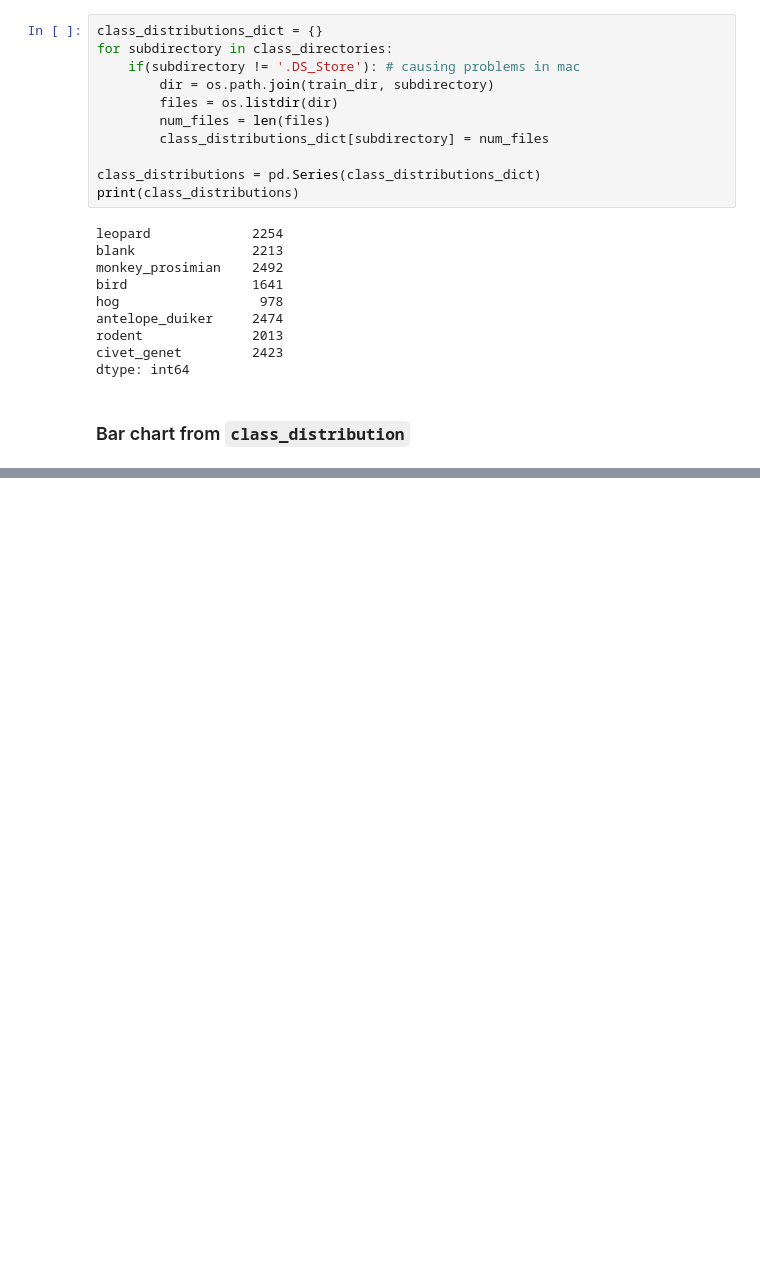
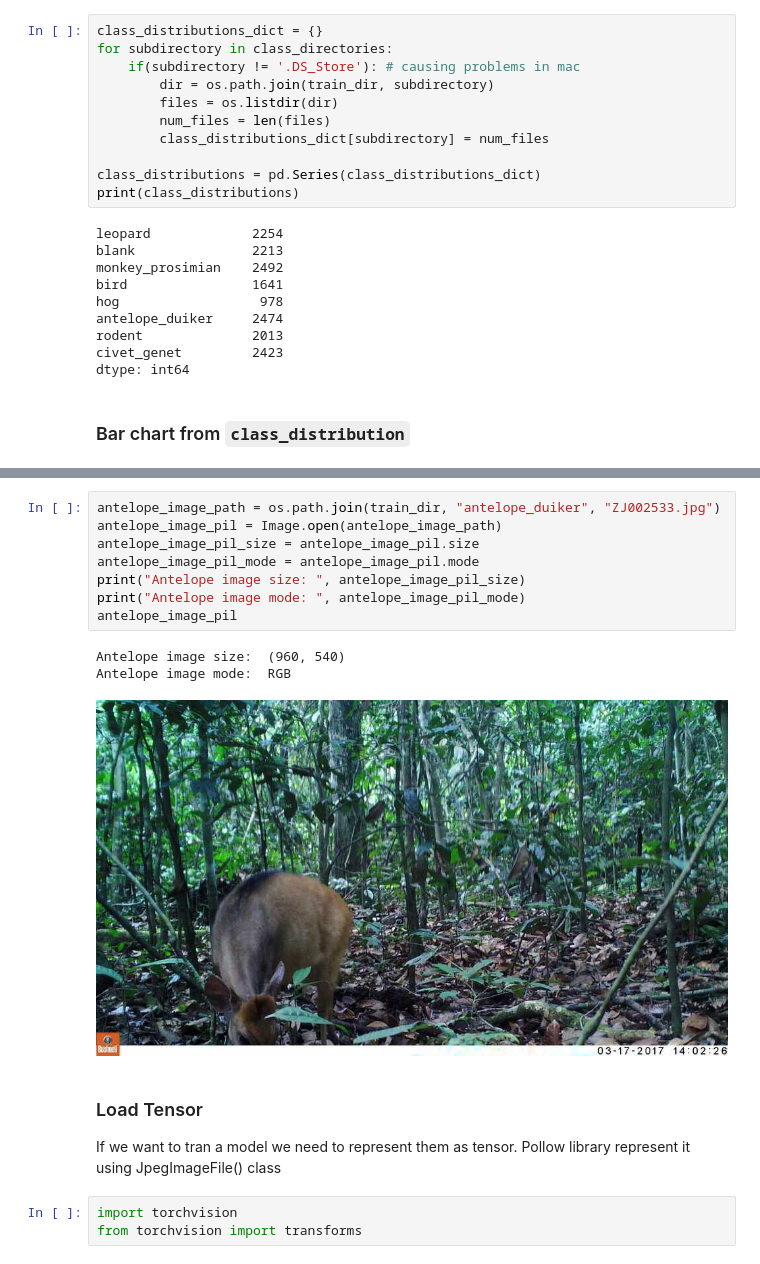
Before and after one commit to rays236/Anima, a Jupyter notebook: Working with Tensors in Pytorch.ipynb, the cells around one changed output, grey strips where cells are left out. Saved outputs shown, nothing was run; the diff lists cells and outputs as text; blank space fills up the shorter version.

```diff
--- a/Working with Tensors in Pytorch.ipynb
+++ b/Working with Tensors in Pytorch.ipynb
@@ -219,0 +238,18 @@ NameError: name 'class_distribution' is not defined
+# %%
+antelope_image_path = os.path.join(train_dir, "antelope_duiker", "ZJ002533.jpg")
+antelope_image_pil = Image.open(antelope_image_path)
+antelope_image_pil_size = antelope_image_pil.size
+antelope_image_pil_mode = antelope_image_pil.mode
+print("Antelope image size: ", antelope_image_pil_size)
+print("Antelope image mode: ", antelope_image_pil_mode)
+antelope_image_pil
+# %% [output]
+Antelope image size:  (960, 540)
+Antelope image mode:  RGB
+[figure, added]
+# %% [markdown]
+### Load Tensor
+If we want to tran a model we need to represent them as tensor. Pollow library represent it using JpegImageFile() class
+# %%
+import torchvision
+from torchvision import transforms
```
Also changed, not shown: parts of 14 cells of this notebook, 3 other files.
